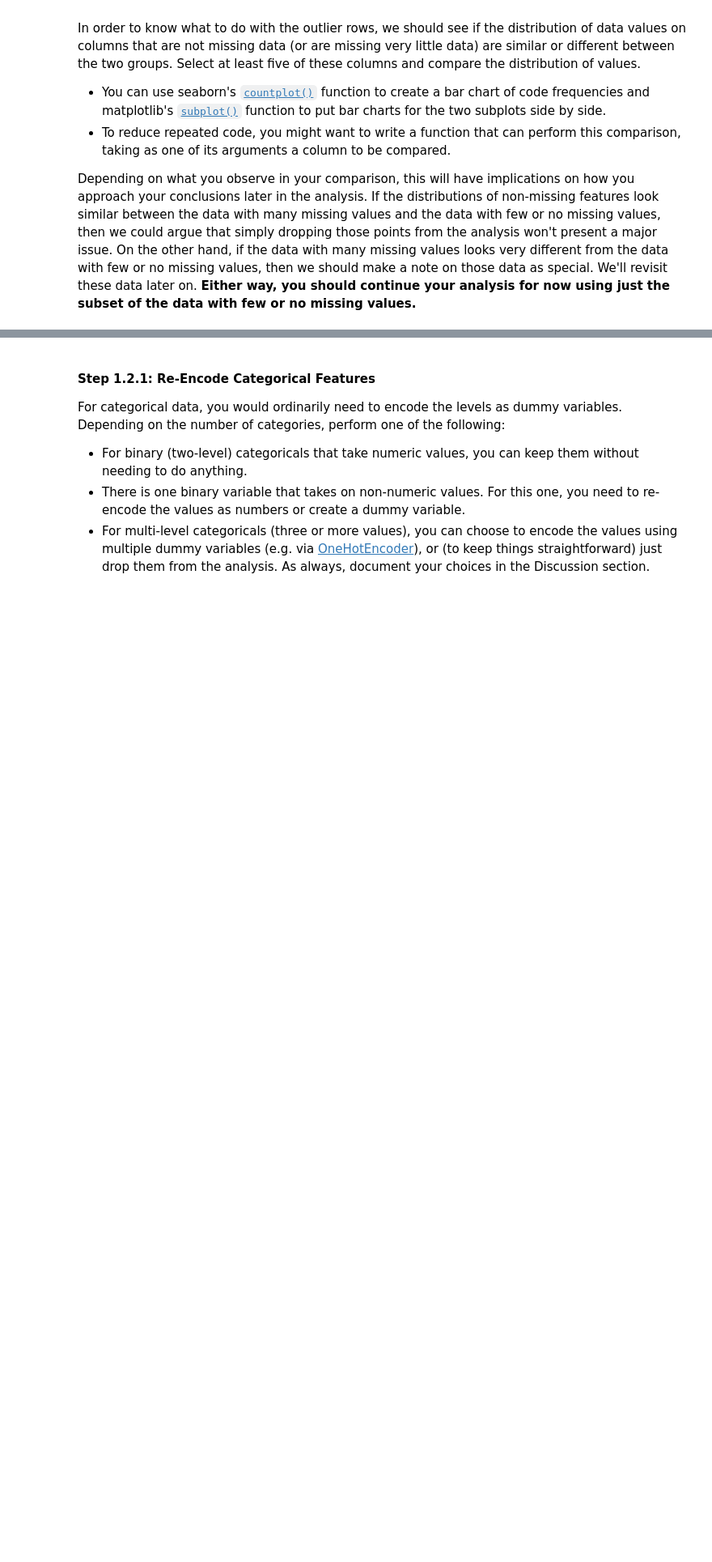
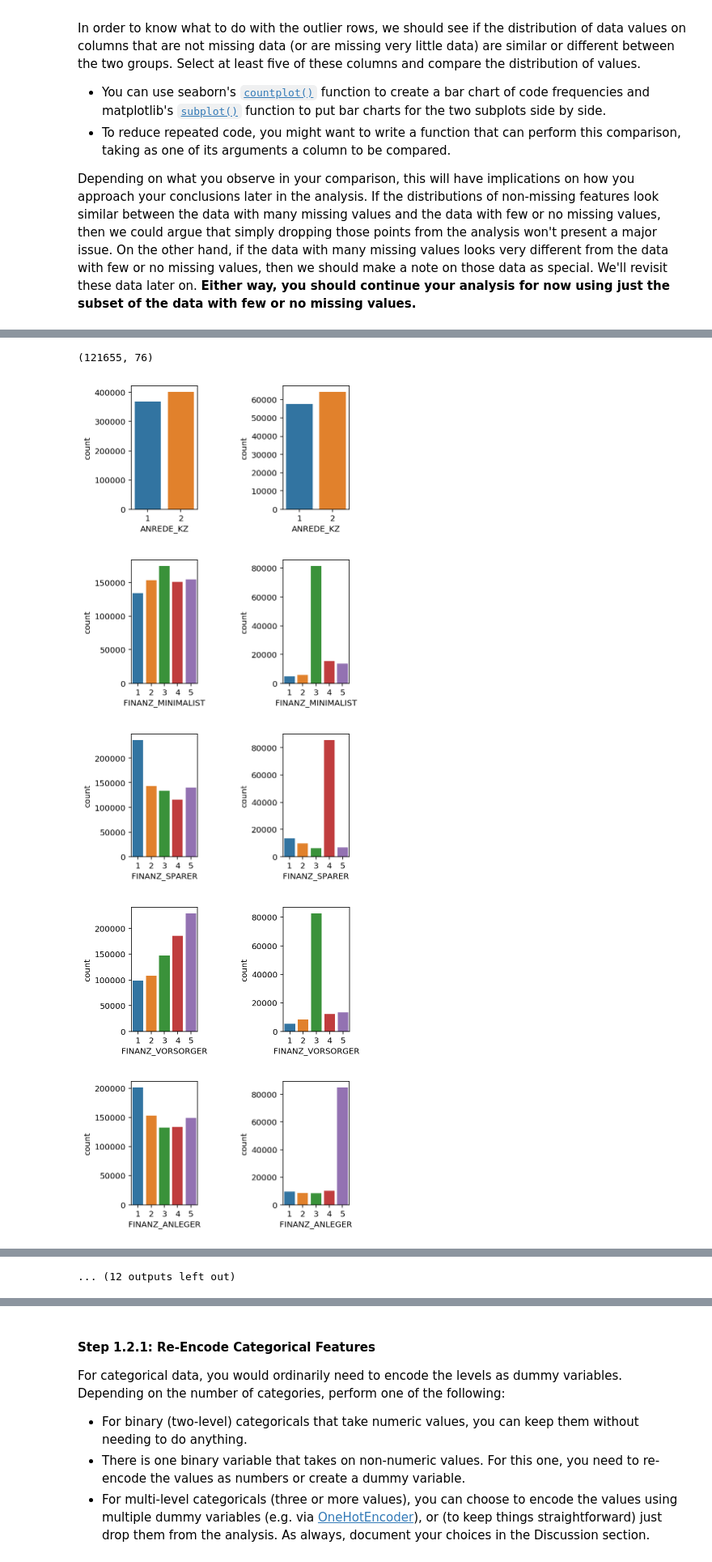
Before and after one commit to meisly/Identify_Customer_Segments, a Jupyter notebook: Identify_Customer_Segments.ipynb, the cells around one changed output, grey strips where cells are left out. Shown at 81% size. Saved outputs shown, nothing was run; the diff lists cells and outputs as text; code cells hidden in the pictures; blank space fills up the shorter version.

```diff
--- a/Identify_Customer_Segments.ipynb
+++ b/Identify_Customer_Segments.ipynb
@@ -224,0 +268,15 @@ Depending on what you observe in your comparison, this will have implications on
+# %%
+# Write code to divide the data into two subsets based on the number of missing
+# values in each row.
+
+rows_to_remove = prop_nans_per_row.where(lambda x: x > 0.1).dropna()
+to_remove_rows = list(rows_to_remove.index.values)
+print('Number of rows to drop:', len(to_remove_rows))
+print('About {} percent of the rows are missing greater than 10% of the data'.format(len(to_remove_rows)/nan_az.shape[0]*100))
+
+azdias_final = nan_az.drop(to_remove_rows)
+
+print('nan_az shape: ',nan_az.shape)
+complete_cols = list(nan_az.count().where(lambda x: x == 891221).dropna().index.values)
+print(complete_cols)
+print('number of columns that are not missing entries', len(complete_cols))
@@ -225,3 +289,25 @@ Depending on what you observe in your comparison, this will have implications on
+# %%
+azdias_dropped = nan_az.loc[to_remove_rows]
+azdias_dropped.shape
+# %% [output]
+(121655, 76)
 # %%
 # Compare the distribution of values for at least five columns where there are
 # no or few missing values, between the two subsets.
+def compare_dist(df1, df2, columnsAr):
+
+    for column in columnsAr:
+        fig, ax =plt.subplots(1,2)
+        sns.countplot(df1[column], ax=ax[0])
+        sns.countplot(df2[column], ax=ax[1])
+        plt.tight_layout(pad=5)
+    fig.show()
+
+
+compare_dist(azdias_final, azdias_dropped, complete_cols)
+# %% [output]
+[figure, added]
+[figure, added]
+[figure, added]
+[figure, added]
+[figure, added]
@@ -227,0 +321 @@ Depending on what you observe in your comparison, this will have implications on
+... (12 outputs left out)
```
Also changed, not shown: parts of 107 cells of this notebook, 2 other files.
